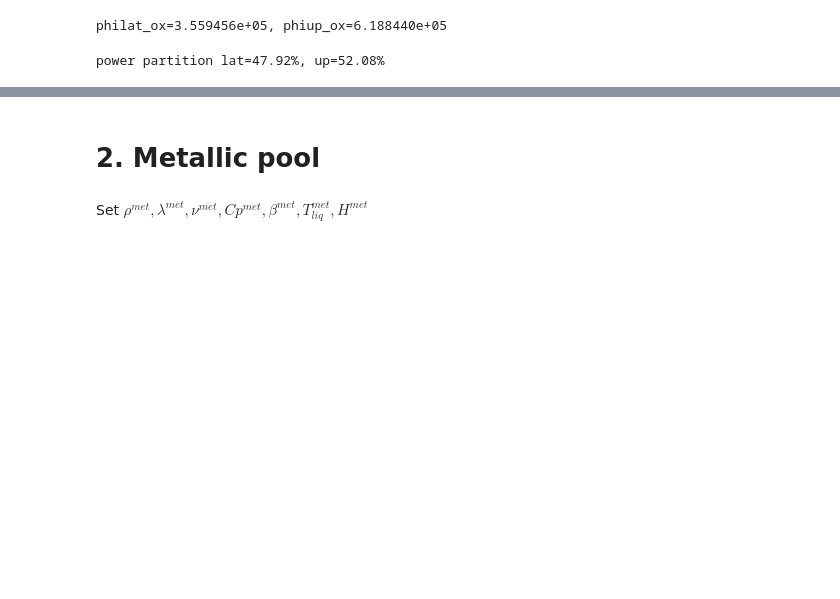
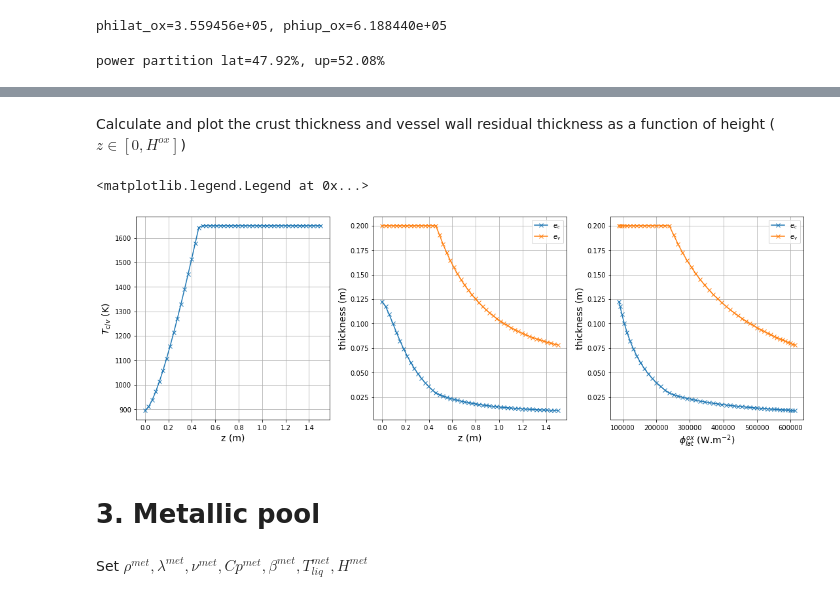
Before and after one commit to niamorelreillet/ENSE3---Cours, a Jupyter notebook: TD/TD.ipynb, the cells around one changed output, grey strips where cells are left out. Saved outputs shown, nothing was run; the diff lists cells and outputs as text; code cells hidden in the pictures; blank space fills up the shorter version.

```diff
--- a/TD/TD.ipynb
+++ b/TD/TD.ipynb
@@ -102,5 +135,46 @@ power partition lat=47.92%, up=52.08%
+# %%
+vessel = {
+      "lambda": 40,
+      "e":     0.2,
+      "Tfus": 1650,
+    }
+Tbc=450,
+# %% [markdown]
+Calculate and plot the crust thickness and vessel wall residual thickness as a function of height ($z \in [0,H^{ox}]$)
+# %%
+Ti = vessel["e"]/vessel["lambda"]*philat_ox_profile + Tbc
+ev = np.full(z.shape, vessel["e"])
+for i, T in enumerate(Ti):
+    if (T>vessel["Tfus"]):
+        Ti[i]=vessel["Tfus"]
+        ev[i]=vessel["lambda"]*(Ti[i]-Tbc)/philat_ox_profile[i]
+ec = oxide["lambda"]*(oxide["Tliq"]-Ti)/philat_ox_profile
+plt.rcParams["figure.figsize"] = (15,5)
+fig,axes = plt.subplots(1,3,constrained_layout=True)
+ax=axes[0]
+csf = ax.plot(z,Ti, marker="x")
+ax.set_xlabel("z (m)",fontsize=14)
+ax.set_ylabel("$T_{c/v}$ (K)",fontsize=14)
+ax.grid(True)
+ax=axes[1]
+csf = ax.plot(z, ec, marker="x", label="$e_c$")
+csf = ax.plot(z, ev, marker="x", label="$e_v$")
+ax.set_xlabel("z (m)",fontsize=14)
+ax.set_ylabel("thickness (m)",fontsize=14)
+ax.grid(True)
+ax.legend(loc="best")
+ax=axes[2]
+csf = ax.plot(philat_ox_profile, ec, marker="x", label="$e_c$")
+csf = ax.plot(philat_ox_profile, ev, marker="x", label="$e_v$")
+ax.set_xlabel("$\phi_{lat}^{ox}$ (W.m$^{-2}$)",fontsize=14)
+ax.set_ylabel("thickness (m)",fontsize=14)
+ax.grid(True)
+ax.legend(loc="best")
+# %% [output]
+<matplotlib.legend.Legend at 0x...>
+[figure, added]
 # %% [markdown]
-# 2. Metallic pool
+# 3. Metallic pool
 # %% [markdown]
 Set $\rho^{met},\lambda^{met},\nu^{met},Cp^{met},\beta^{met},T_{liq}^{met},H^{met}$
 # %%
```
Also changed, not shown: parts of 8 cells of this notebook, 8 other files.
